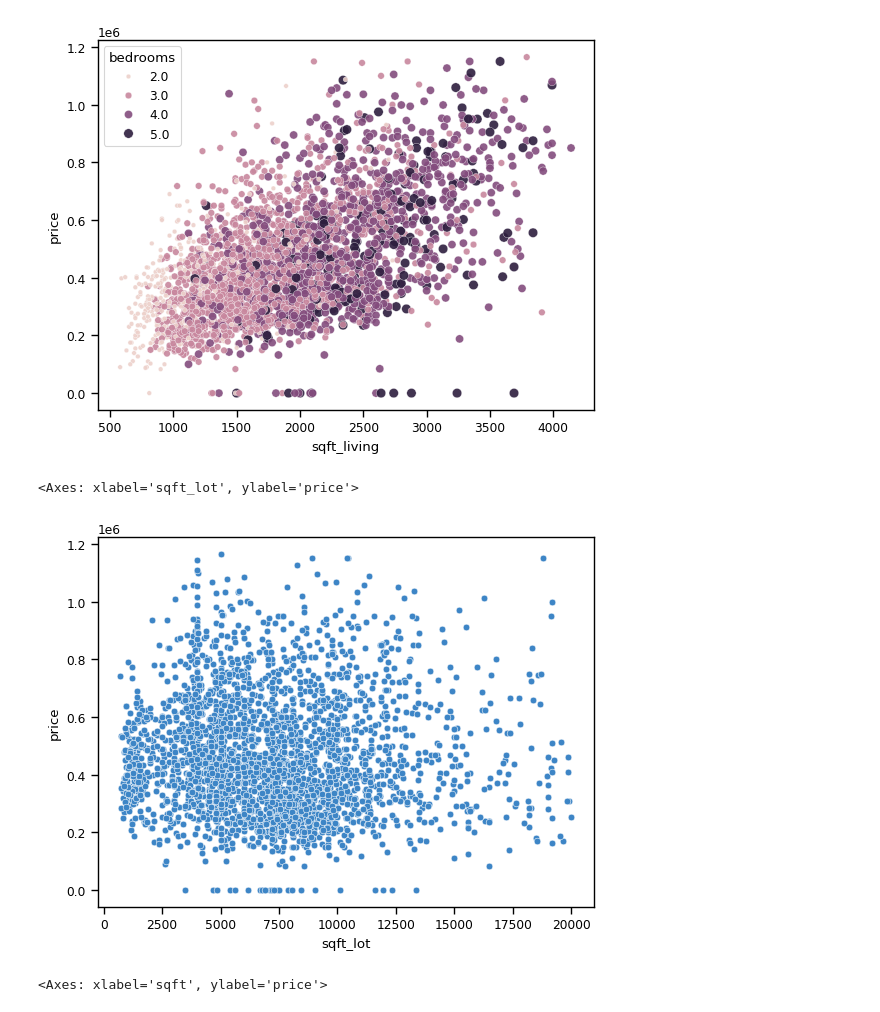
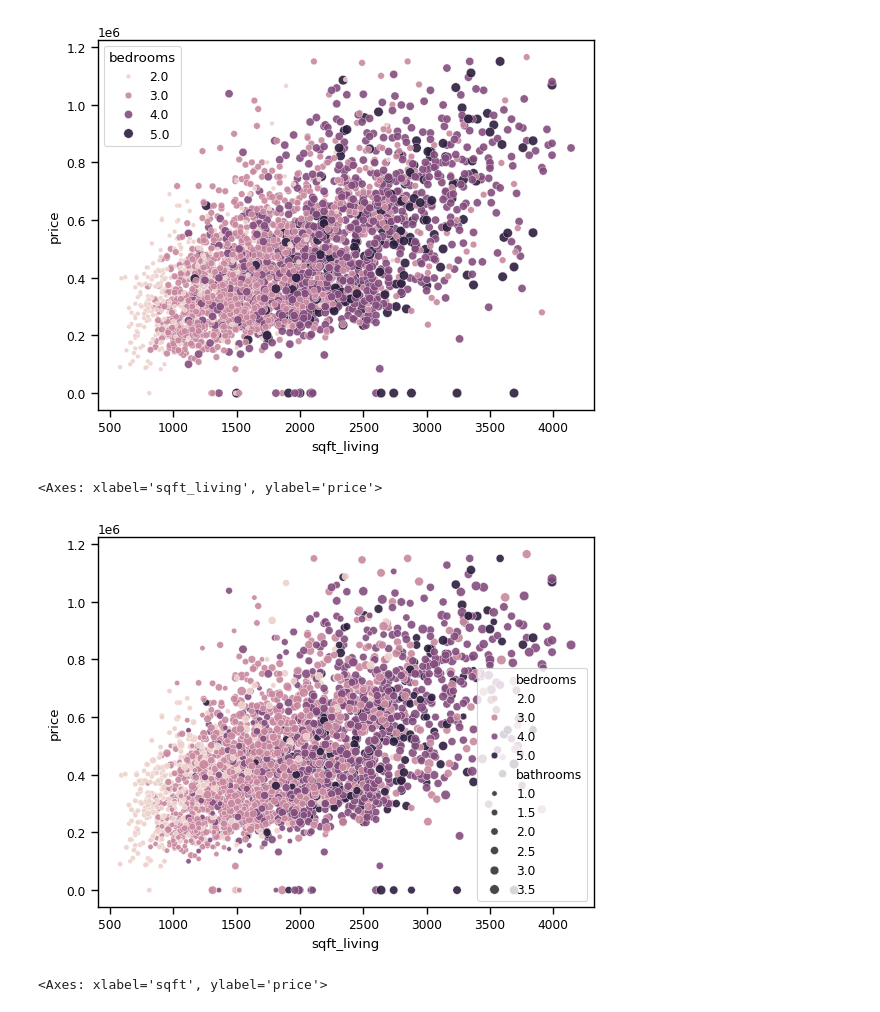
Before and after one commit to Zeinab-kr/Housing-Prices-Analysis, a Jupyter notebook: code.ipynb, the cells around one changed output. Drawn from its saved outputs; the diff is of its cells as text; code cells hidden in the pictures.

```diff
--- a/code.ipynb
+++ b/code.ipynb
@@ -358,11 +358,11 @@ sns.scatterplot(data=house, x='sqft_living', y='price', size='bedrooms', hue='be
 # %% [output]
 <Axes: xlabel='sqft_living', ylabel='price'>
 [figure]
-# %%
-sns.scatterplot(data=house, x='sqft_lot', y='price')
-# %% [output]
-<Axes: xlabel='sqft_lot', ylabel='price'>
-[figure, removed]
+# %%
+sns.scatterplot(data=house, x='sqft_living', y='price', size='bathrooms', hue='bedrooms', alpha=0.9)
+# %% [output]
+<Axes: xlabel='sqft_living', ylabel='price'>
+[figure, added]
 # %%
 house['sqft'] = house['sqft_living'] + house['sqft_lot']
 # %%
```
Also changed, not shown: parts of 4 cells of this notebook.
